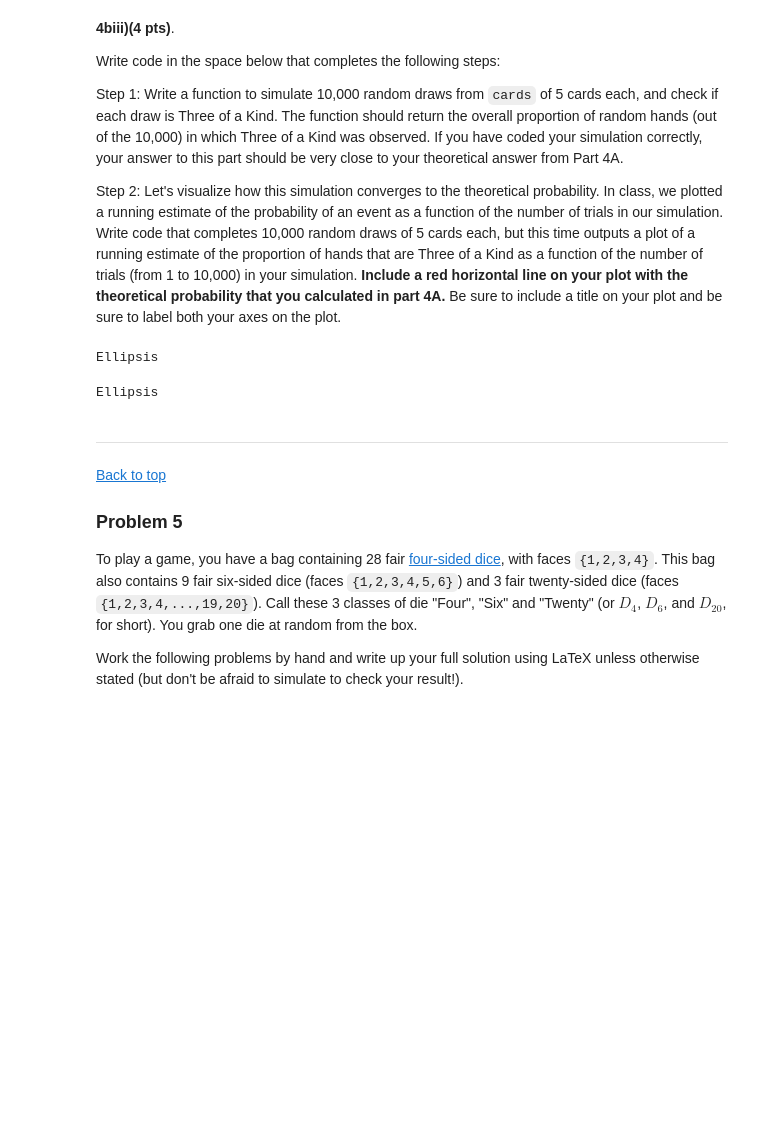
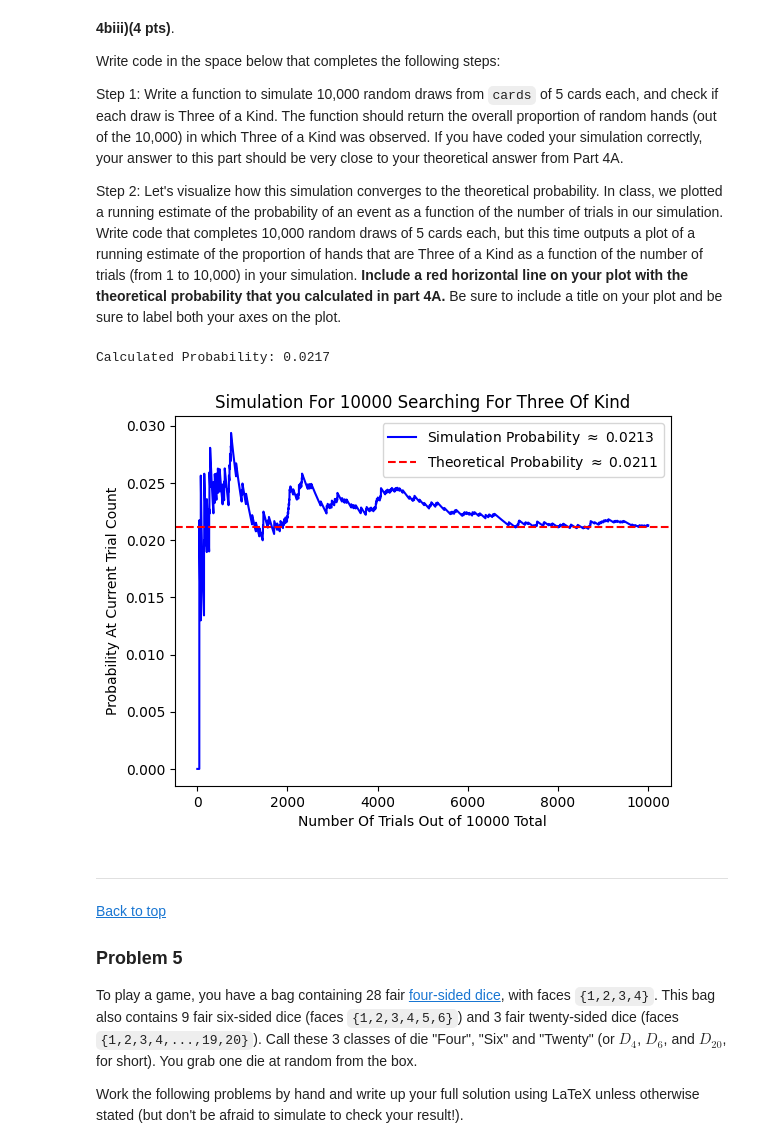
Before and after one commit to QuantumCompiler/CSPB-3022-Introduction-To-Data-Science-With-Probability-And-Statistics, a Jupyter notebook: CSPB 3022 - Assignments/CSPB 3022 - Assignment 5 - Probability - Independence, Simulation, Random Variables/Assignment 5 - Probability - Independence, Simulation, Random Variables.ipynb, the cells around one changed output. Drawn from its saved outputs; the diff is of its cells as text; code cells hidden in the pictures; blank space fills up the shorter version.

```diff
--- a/CSPB 3022 - Assignments/CSPB 3022 - Assignment 5 - Probability - Independence, Simulation, Random Variables/Assignment 5 - Probability - Independence, Simulation, Random Variables.ipynb
+++ b/CSPB 3022 - Assignments/CSPB 3022 - Assignment 5 - Probability - Independence, Simulation, Random Variables/Assignment 5 - Probability - Independence, Simulation, Random Variables.ipynb
@@ -344,5 +350,10 @@ For suits use the labeling `[C,D,H,S]` and for ranks use the labeling `[A,2,3,4,
 In the string describing the card give the suit first and the rank second.  For example to represent the 3 of hearts use the string 'H3'. To represent the queen of hearts use the string 'HQ`.
 Your deck should have 52 distinct cards.
 # %%
-...
+suits = ["C","D","H","S"]
+ranks = ["A","2","3","4","5","6","7","8","9","10","J","Q","K"]
+cards = []
+for i in range(len(suits)):
+    for j in range(len(ranks)):
+        cards.append(suits[i] + ranks[j])
 # 4bi).  Write code to create a list called `cards` representing a 52-card deck above this line.
@@ -373,5 +366,9 @@ q4i results:
 
 HINT: The function `np.unique` can make checking hands easier.
 # %%
-...
+def three_kind(cards):
+    ranks = [cards[0][1], cards[1][1], cards[2][1], cards[3][1], cards[4][1]]
+    unique_ranks, counts = np.unique(ranks, return_counts=True)
+    return (3 in counts) and not (2 in counts)
+
 # 4bii).Write a function (above this line) 'three_kind' to check a list of 5 cards to see if it is 3 of a kind
@@ -408,15 +387,38 @@ Step 1:  Write a function to simulate 10,000 random draws from `cards` of 5 card
 
 Step 2:  Let's visualize how this simulation converges to the theoretical probability.   In class, we plotted a running estimate of the probability of an event as a function of the number of trials in our simulation.  Write code that completes 10,000 random draws of 5 cards each, but this time outputs a plot of a running estimate of the proportion of hands that are Three of a Kind as a function of the number of trials (from 1 to 10,000) in your simulation.  **Include a red horizontal line on your plot with the theoretical probability that you calculated in part 4A.**  Be sure to include a title on your plot and be sure to label both your axes on the plot.
 # %%
-...
+def threeOfKind(trials):
+    success = 0
+    successArr = np.zeros(trials)
+    probArr = np.zeros(trials)
+    trialsArr = np.arange(1, trials + 1)
+    for i in range(trials):
+        testHand = np.random.choice(cards, size = 5, replace = False)
+        threeOfKind = three_kind(testHand)
+        if (threeOfKind):
+            success += 1
+        successArr[i] = success
+        probArr[i] = successArr[i] / trialsArr[i]
+    return (success / trials), successArr, probArr, trialsArr
+
+print(f"Calculated Probability: {threeOfKind(10000)[0]}")
 #4biii).Write your code for Step 1 above this line
 # %% [output]
-Ellipsis
+Calculated Probability: 0.0217
 # %%
-...
+trials = 10000
+threeOfKindSim = threeOfKind(trials)
+plt.plot(threeOfKindSim[3], threeOfKindSim[2], color='b', label=f'Simulation Probability $\\approx$ {np.round(threeOfKindSim[0], 4)}')
+plt.axhline(y=(88 / 4165), color='r', linestyle='--', label=f'Theoretical Probability $\\approx$ {np.round(88 / 4165, 4)}')
+plt.xlabel(f"Number Of Trials Out of {trials} Total")
+plt.ylabel(f"Probability At Current Trial Count")
+plt.title(f"Simulation For {trials} Searching For Three Of Kind")
+plt.legend()
+plt.show()
+
 # 4biii) Write your code for Step 2 above this line
 # %% [output]
-Ellipsis
+[figure, added]
 # %% [markdown]
 <!-- END QUESTION -->
 
```
Also changed, not shown: parts of 35 cells of this notebook.
